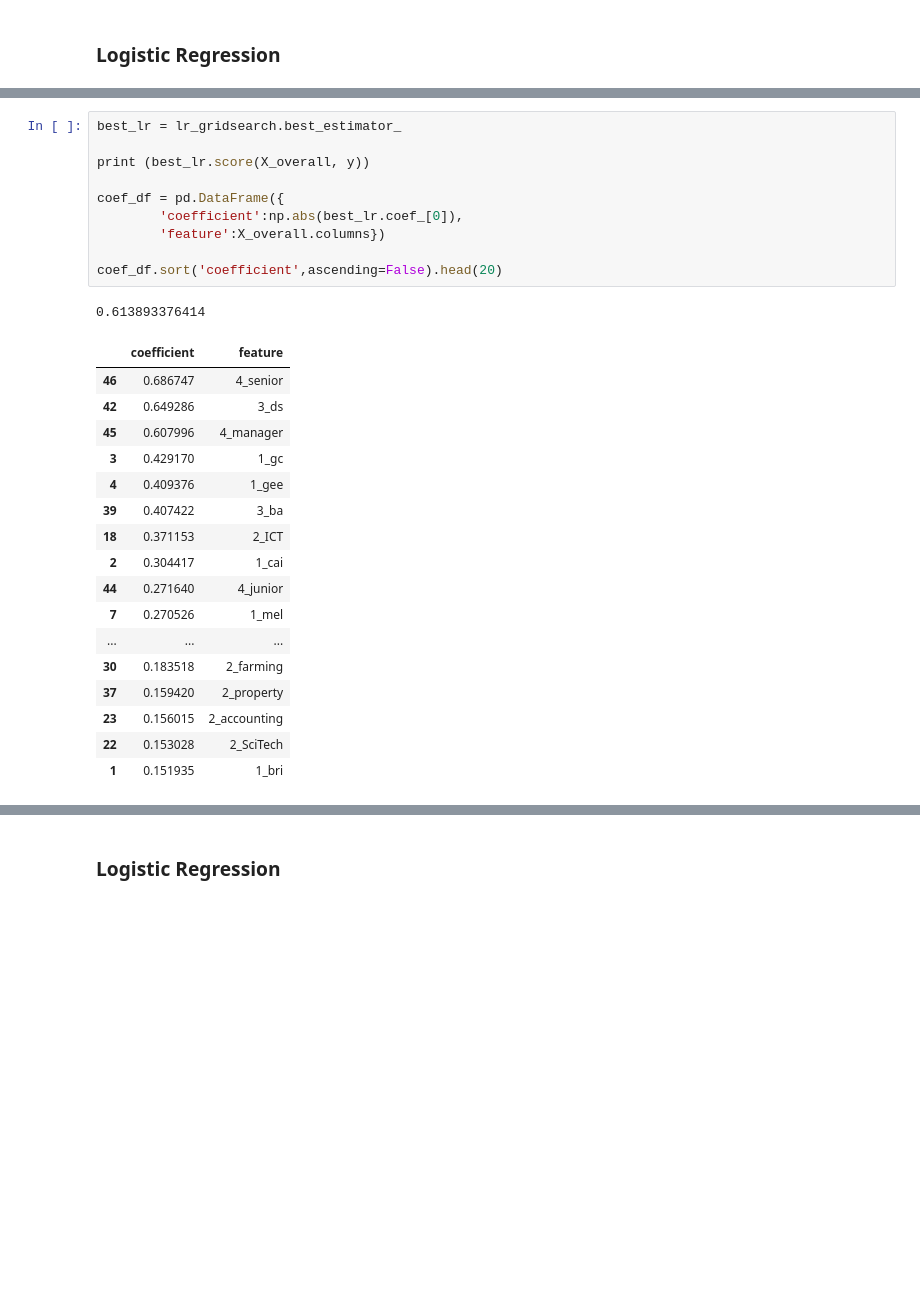
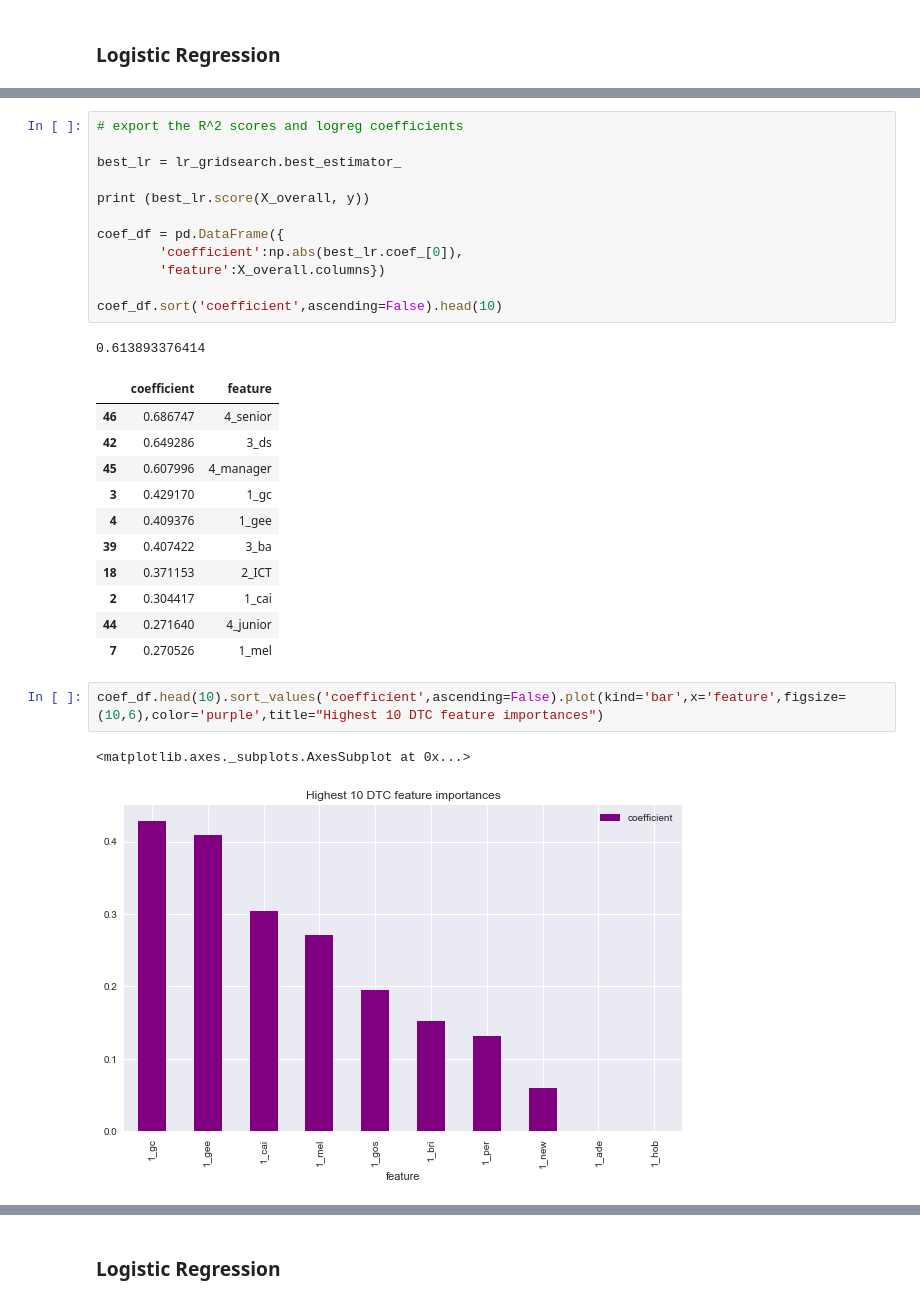
Before and after one commit to tcroshaw/ga_personal, a Jupyter notebook: project4_tom_main.ipynb, the cells around one changed output, grey strips where cells are left out. Drawn from its saved outputs; the diff is of its cells as text; blank space fills up the shorter version.

```diff
--- a/project4_tom_main.ipynb
+++ b/project4_tom_main.ipynb
@@ -1039,4 +1094,6 @@ Fitting 5 folds for each of 200 candidates, totalling 1000 fits
 # %%
+# export the R^2 scores and logreg coefficients
+
 best_lr = lr_gridsearch.best_estimator_
 
 print (best_lr.score(X_overall, y))
@@ -1045,7 +1102,7 @@ coef_df = pd.DataFrame({
         'coefficient':np.abs(best_lr.coef_[0]),
         'feature':X_overall.columns})
 
-coef_df.sort('coefficient',ascending=False).head(20)
+coef_df.sort('coefficient',ascending=False).head(10)
 # %% [output]
 0.613893376414
 |  | coefficient | feature |
@@ -1059,9 +1116,8 @@ coef_df.sort('coefficient',ascending=False).head(20)
 | 2 | 0.304417 | 1_cai |
 | 44 | 0.271640 | 4_junior |
 | 7 | 0.270526 | 1_mel |
-| ... | ... | ... |
-| 30 | 0.183518 | 2_farming |
-| 37 | 0.159420 | 2_property |
-| 23 | 0.156015 | 2_accounting |
-| 22 | 0.153028 | 2_SciTech |
-| 1 | 0.151935 | 1_bri |
+# %%
+coef_df.head(10).sort_values('coefficient',ascending=False).plot(kind='bar',x='feature',figsize=(10,6),color='purple',title="Highest 10 DTC feature importances")
+# %% [output]
+<matplotlib.axes._subplots.AxesSubplot at 0x...>
+[figure, added]
```
Also changed, not shown: parts of 102 cells of this notebook.
